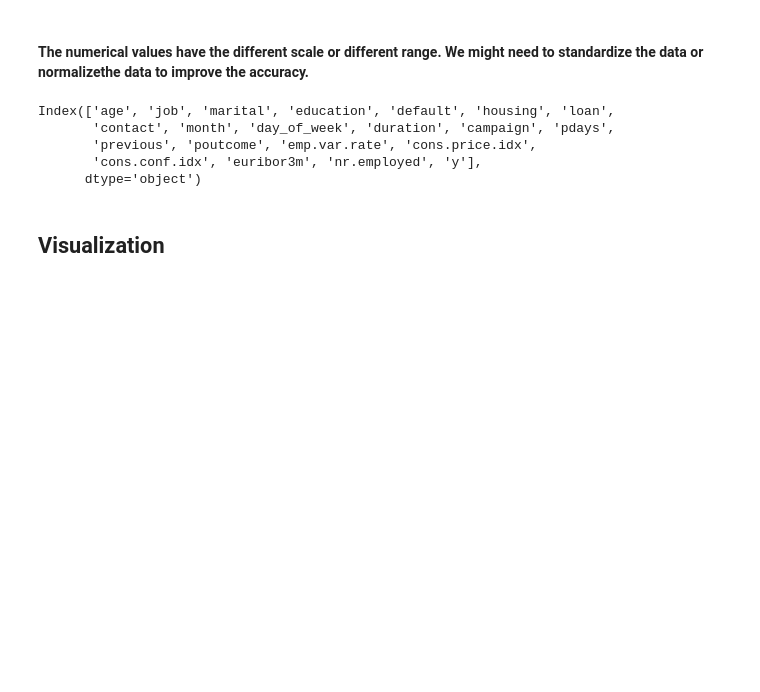
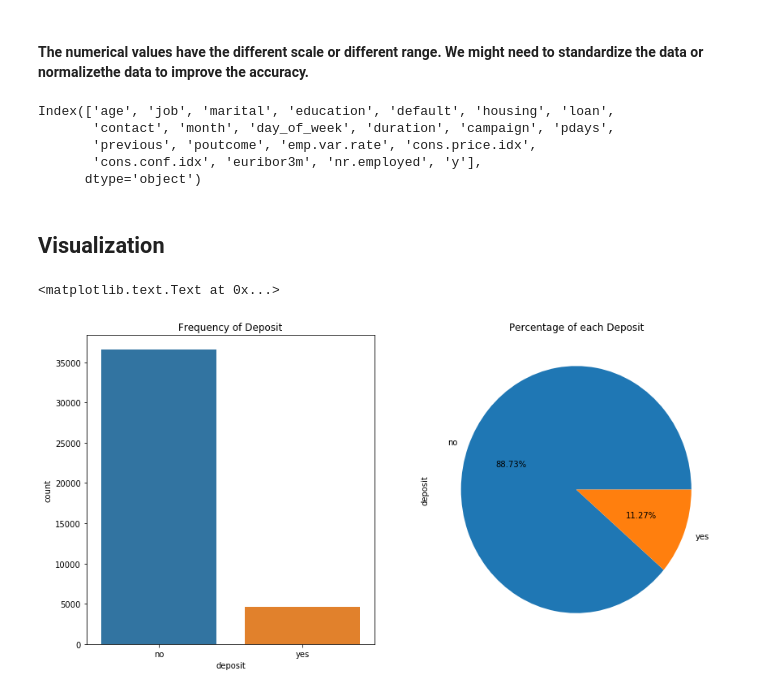
Before and after one commit to emmanguyen0602/Bank-Marketing-Prediction, a Jupyter notebook: Banking Marketing.ipynb, the cells around one changed output. Drawn from its saved outputs; the diff is of its cells as text; code cells hidden in the pictures; blank space fills up the shorter version.

Commit message:
add graph

```diff
--- a/Banking Marketing.ipynb
+++ b/Banking Marketing.ipynb
@@ -81,3 +81,13 @@ Index(['age', 'job', 'marital', 'education', 'default', 'housing', 'loan',
 bank = bank.rename(index=str, columns={"y": "deposit"})
 # %% [markdown]
 ## Visualization
+# %%
+# Set figure size with matplotlib
+fig, axs = plt.subplots(1,2,figsize=(14,7))
+sns.countplot(x='deposit',data=bank, ax=axs[0])
+axs[0].set_title("Frequency of Deposit")
+bank.deposit.value_counts().plot(x=None,y=None, kind='pie', ax=axs[1],autopct='%1.2f%%')
+axs[1].set_title("Percentage of each Deposit")
+# %% [output]
+<matplotlib.text.Text at 0x...>
+[figure, added]
```
